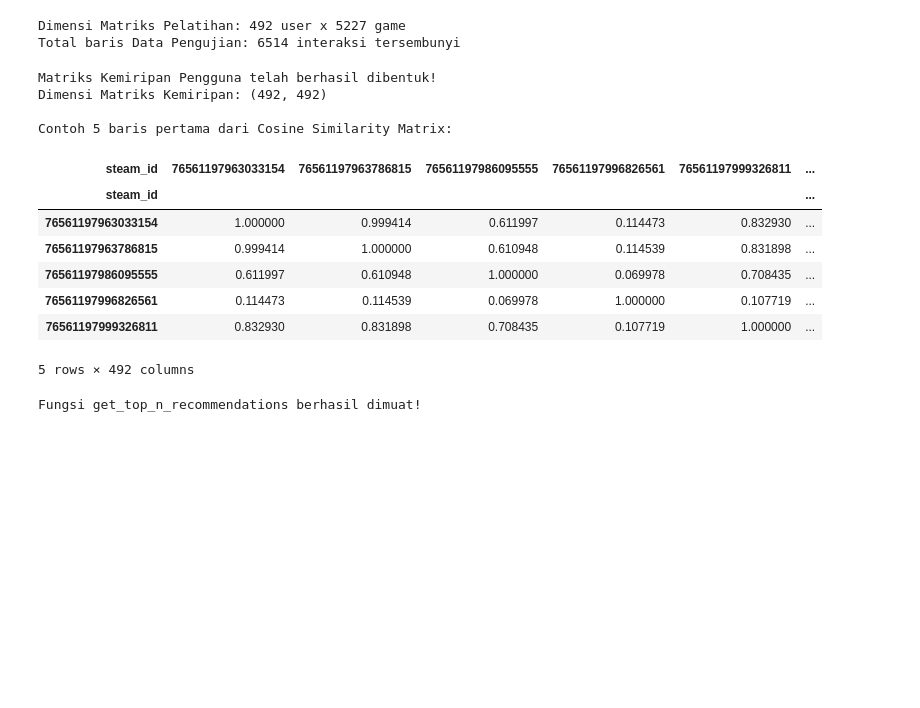
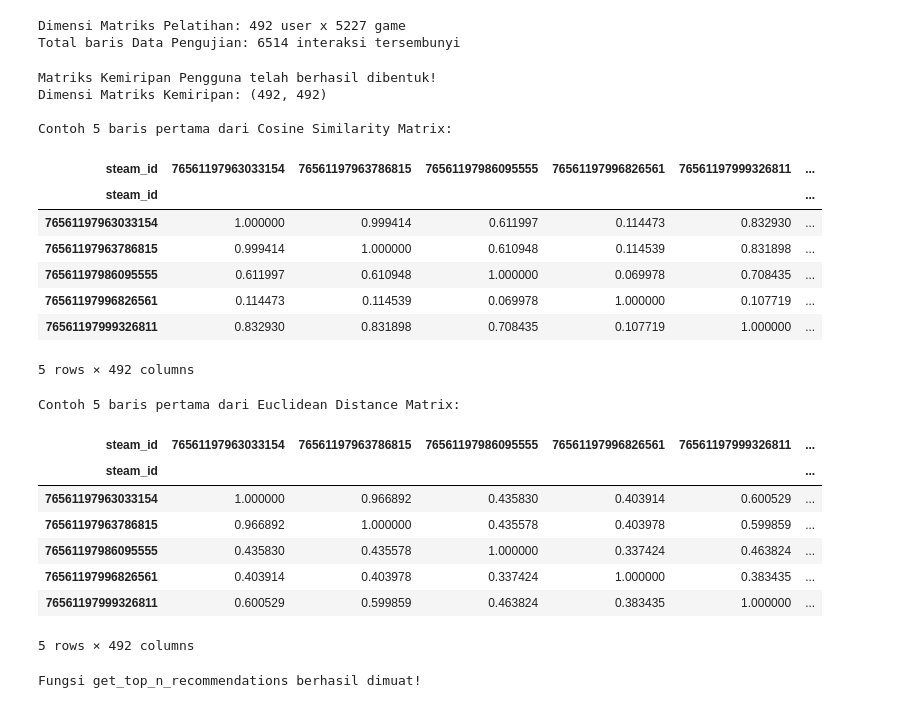
Before and after one commit to difhaels/steam-recommender-backend-python, a Jupyter notebook: recommender_system.ipynb, the cells around one changed output. Drawn from its saved outputs; the diff is of its cells as text; code cells hidden in the pictures; blank space fills up the shorter version.

```diff
--- a/recommender_system.ipynb
+++ b/recommender_system.ipynb
@@ -34,33 +34,45 @@ cosine_sim_df = pd.DataFrame(
 euclidean_dist_array = euclidean_distances(train_matrix)
 
 # Transformasi jarak menjadi skor kemiripan (semakin tinggi semakin mirip)
 euclidean_sim_array = 1 / (1 + euclidean_dist_array)
 
 # Ubah ke bentuk DataFrame
 euclidean_sim_df = pd.DataFrame(
     euclidean_sim_array,
     index=train_matrix.index,
     columns=train_matrix.index
 )
 
 print("Matriks Kemiripan Pengguna telah berhasil dibentuk!")
 print(f"Dimensi Matriks Kemiripan: {cosine_sim_df.shape}")
 
 print("\nContoh 5 baris pertama dari Cosine Similarity Matrix:")
 display(cosine_sim_df.head())
+
+print("\nContoh 5 baris pertama dari Euclidean Distance Matrix:")
+display(euclidean_sim_df.head())
 # %% [output]
 Matriks Kemiripan Pengguna telah berhasil dibentuk!
 Dimensi Matriks Kemiripan: (492, 492)
 
 Contoh 5 baris pertama dari Cosine Similarity Matrix:
 | steam_id | 76561197963033154 | 76561197963786815 | 76561197986095555 | 76561197996826561 | 76561197999326811 | ... |
 | steam_id |  |  |  |  |  | ... |
 | 76561197963033154 | 1.000000 | 0.999414 | 0.611997 | 0.114473 | 0.832930 | ... |
 | 76561197963786815 | 0.999414 | 1.000000 | 0.610948 | 0.114539 | 0.831898 | ... |
 | 76561197986095555 | 0.611997 | 0.610948 | 1.000000 | 0.069978 | 0.708435 | ... |
 | 76561197996826561 | 0.114473 | 0.114539 | 0.069978 | 1.000000 | 0.107719 | ... |
 | 76561197999326811 | 0.832930 | 0.831898 | 0.708435 | 0.107719 | 1.000000 | ... |
 5 rows × 492 columns
+Contoh 5 baris pertama dari Euclidean Distance Matrix:
+| steam_id | 76561197963033154 | 76561197963786815 | 76561197986095555 | 76561197996826561 | 76561197999326811 | ... |
+| steam_id |  |  |  |  |  | ... |
+| 76561197963033154 | 1.000000 | 0.966892 | 0.435830 | 0.403914 | 0.600529 | ... |
+| 76561197963786815 | 0.966892 | 1.000000 | 0.435578 | 0.403978 | 0.599859 | ... |
+| 76561197986095555 | 0.435830 | 0.435578 | 1.000000 | 0.337424 | 0.463824 | ... |
+| 76561197996826561 | 0.403914 | 0.403978 | 0.337424 | 1.000000 | 0.383435 | ... |
+| 76561197999326811 | 0.600529 | 0.599859 | 0.463824 | 0.383435 | 1.000000 | ... |
+5 rows × 492 columns
 # %%
 def get_top_n_recommendations(target_user, sim_matrix, train_matrix, k=20, n=10):
     """
```
